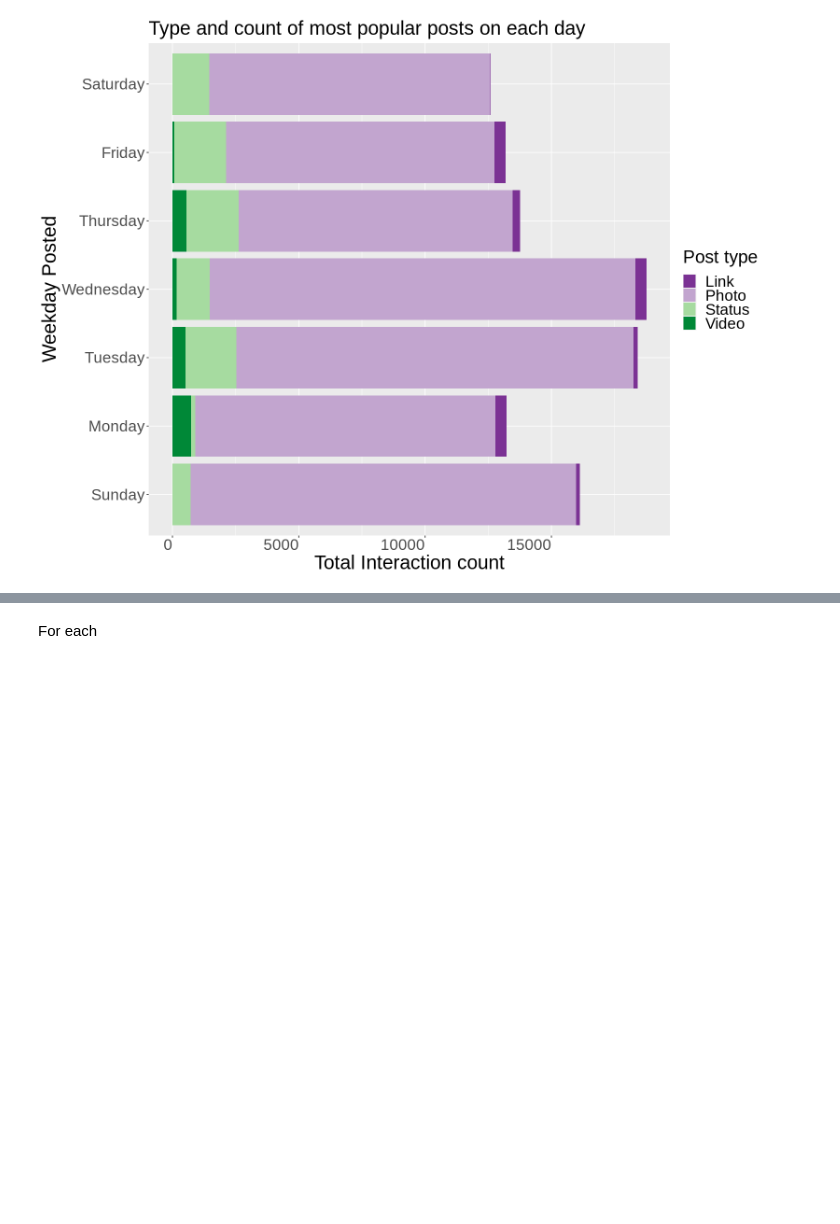
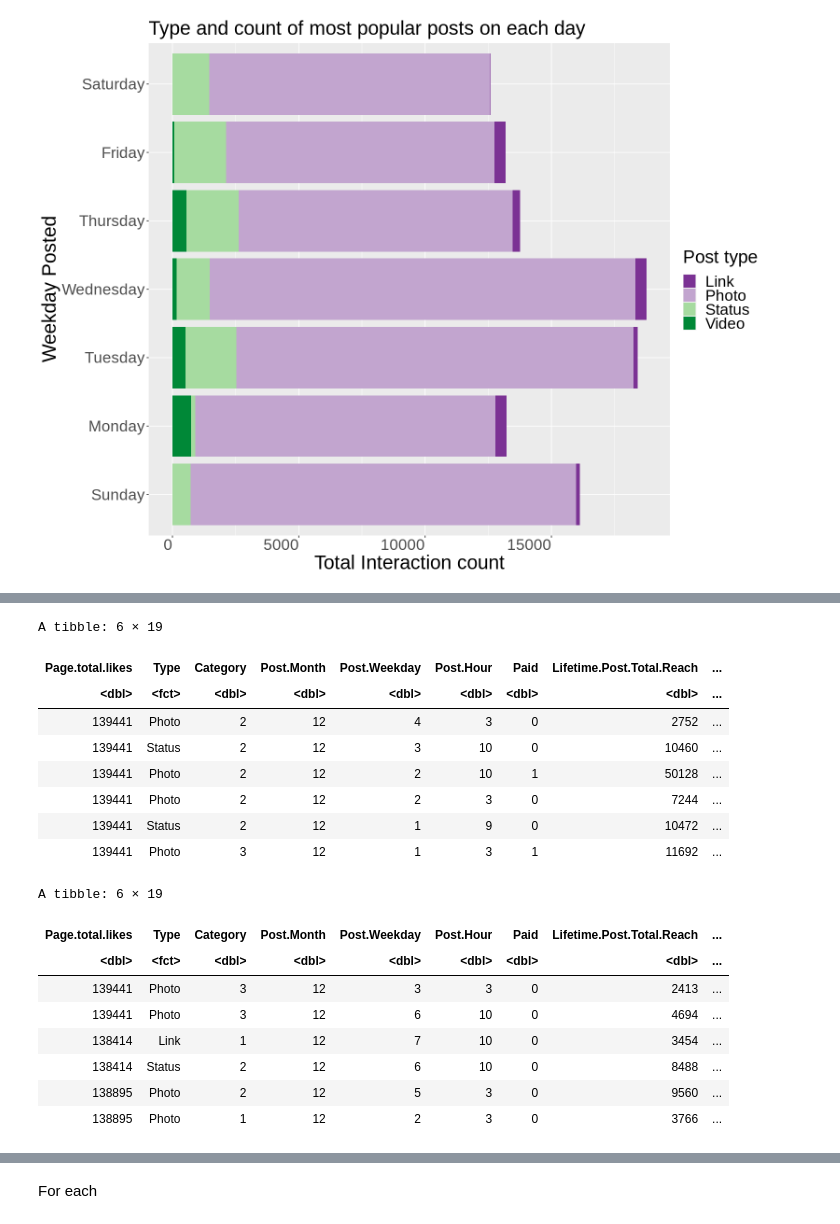
Before and after one commit to L-amat/project_proposal, a Jupyter notebook: 2-group_project_report/Group_project_report.ipynb, the cells around one changed output, grey strips where cells are left out. Saved outputs shown, nothing was run; the diff lists cells and outputs as text; code cells hidden in the pictures; blank space fills up the shorter version.

```diff
--- a/2-group_project_report/Group_project_report.ipynb
+++ b/2-group_project_report/Group_project_report.ipynb
@@ -173,0 +168,28 @@ A tibble: 6 × 3
+# %%
+fb_split <- initial_split(fb_data,
+                          prop = 0.75,
+                          strata = Type)  #splitting data
+fb_train <- training(fb_split)
+fb_test <- testing(fb_split)
+
+head(fb_train)
+head(fb_test)
+# %% [output]
+A tibble: 6 × 19
+| Page.total.likes | Type | Category | Post.Month | Post.Weekday | Post.Hour | Paid | Lifetime.Post.Total.Reach | ... |
+| <dbl> | <fct> | <dbl> | <dbl> | <dbl> | <dbl> | <dbl> | <dbl> | ... |
+| 139441 | Photo | 2 | 12 | 4 | 3 | 0 | 2752 | ... |
+| 139441 | Status | 2 | 12 | 3 | 10 | 0 | 10460 | ... |
+| 139441 | Photo | 2 | 12 | 2 | 10 | 1 | 50128 | ... |
+| 139441 | Photo | 2 | 12 | 2 | 3 | 0 | 7244 | ... |
+| 139441 | Status | 2 | 12 | 1 | 9 | 0 | 10472 | ... |
+| 139441 | Photo | 3 | 12 | 1 | 3 | 1 | 11692 | ... |
+A tibble: 6 × 19
+| Page.total.likes | Type | Category | Post.Month | Post.Weekday | Post.Hour | Paid | Lifetime.Post.Total.Reach | ... |
+| <dbl> | <fct> | <dbl> | <dbl> | <dbl> | <dbl> | <dbl> | <dbl> | ... |
+| 139441 | Photo | 3 | 12 | 3 | 3 | 0 | 2413 | ... |
+| 139441 | Photo | 3 | 12 | 6 | 10 | 0 | 4694 | ... |
+| 138414 | Link | 1 | 12 | 7 | 10 | 0 | 3454 | ... |
+| 138414 | Status | 2 | 12 | 6 | 10 | 0 | 8488 | ... |
+| 138895 | Photo | 2 | 12 | 5 | 3 | 0 | 9560 | ... |
+| 138895 | Photo | 1 | 12 | 2 | 3 | 0 | 3766 | ... |
```
Also changed, not shown: parts of 18 cells of this notebook.
